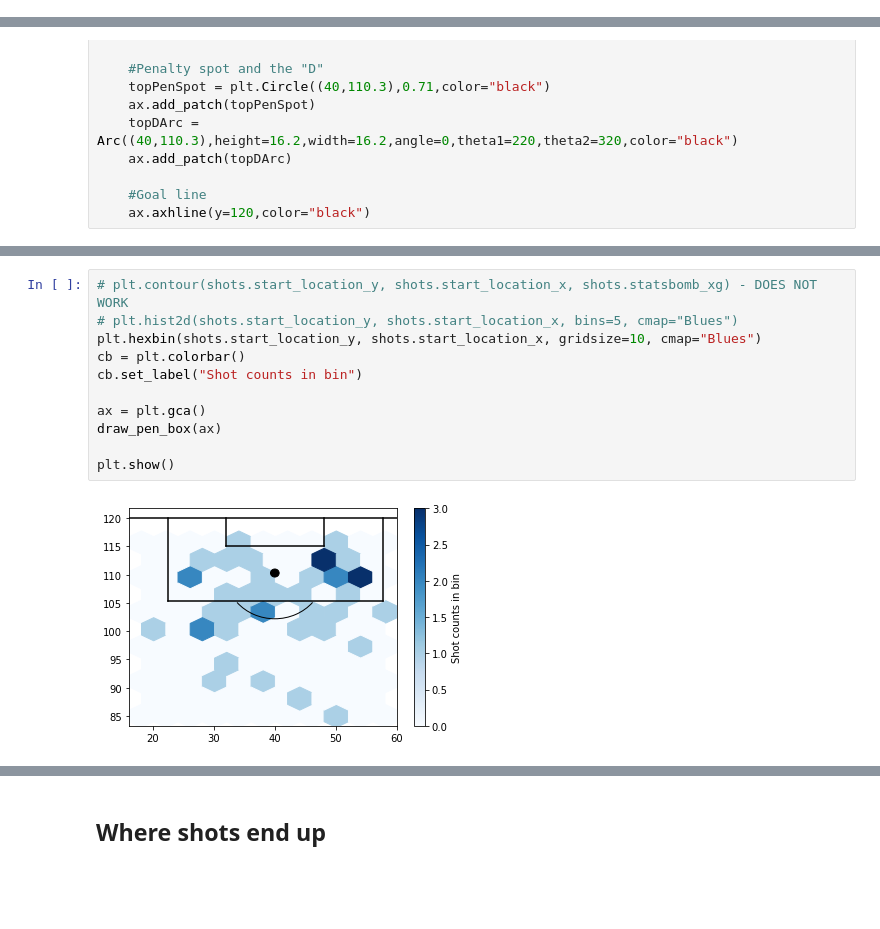
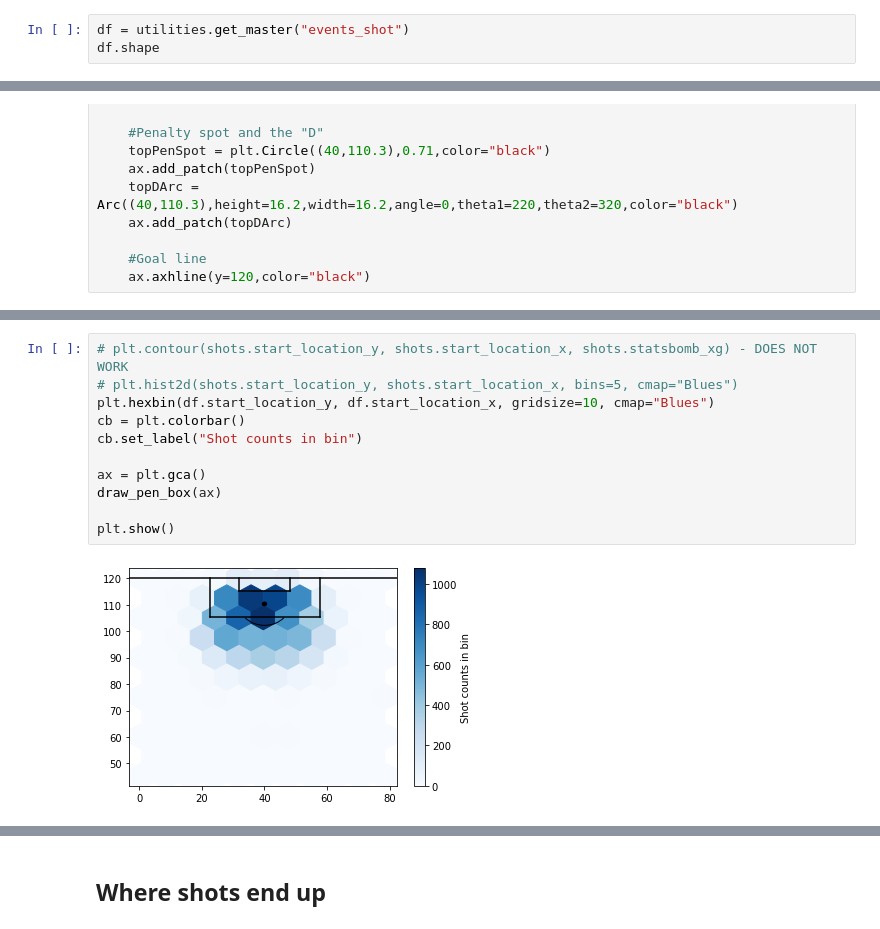
Before and after one commit to deacona/the-ball-is-round, a Jupyter notebook: notebooks/messi_01_finding_leo.ipynb, the cells around one changed output, grey strips where cells are left out. Saved outputs shown, nothing was run; the diff lists cells and outputs as text; blank space fills up the shorter version.

```diff
--- a/notebooks/messi_01_finding_leo.ipynb
+++ b/notebooks/messi_01_finding_leo.ipynb
@@ -7,0 +7,3 @@ import statsbomb as sb
+# %%
+df = utilities.get_master("events_shot")
+df.shape
@@ -232,15 +131,15 @@ plt.show()
 # %%
 # plt.contour(shots.start_location_y, shots.start_location_x, shots.statsbomb_xg) - DOES NOT WORK
 # plt.hist2d(shots.start_location_y, shots.start_location_x, bins=5, cmap="Blues")
-plt.hexbin(shots.start_location_y, shots.start_location_x, gridsize=10, cmap="Blues")
+plt.hexbin(df.start_location_y, df.start_location_x, gridsize=10, cmap="Blues")
 cb = plt.colorbar()
 cb.set_label("Shot counts in bin")
 
 ax = plt.gca()
 draw_pen_box(ax)
 
 plt.show()
 # %% [output]
-[figure, old version]
+[figure, new version]
 # %%
 with sns.axes_style("white"):
```
Also changed, not shown: parts of 33 cells of this notebook, 1 other file.
